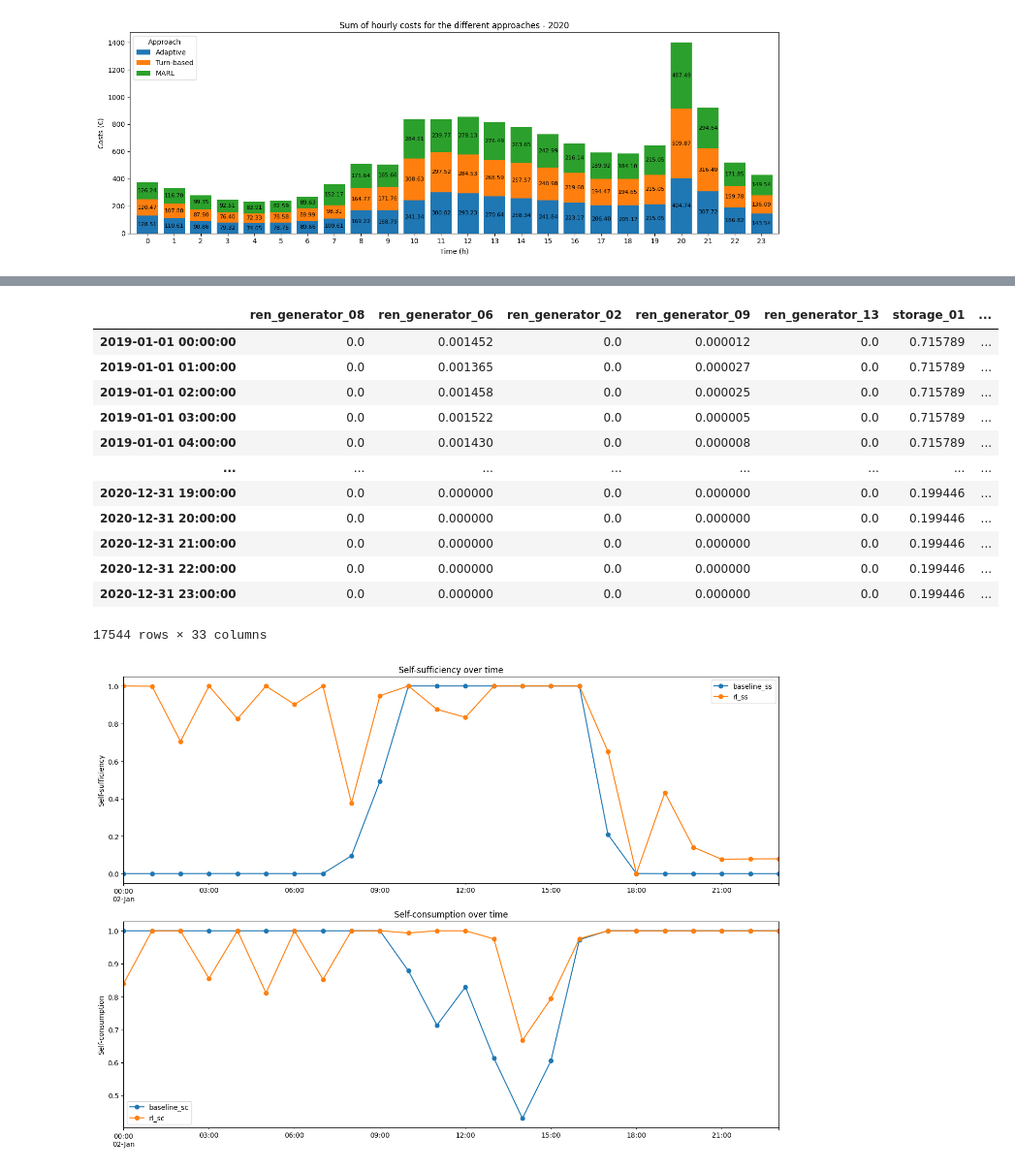
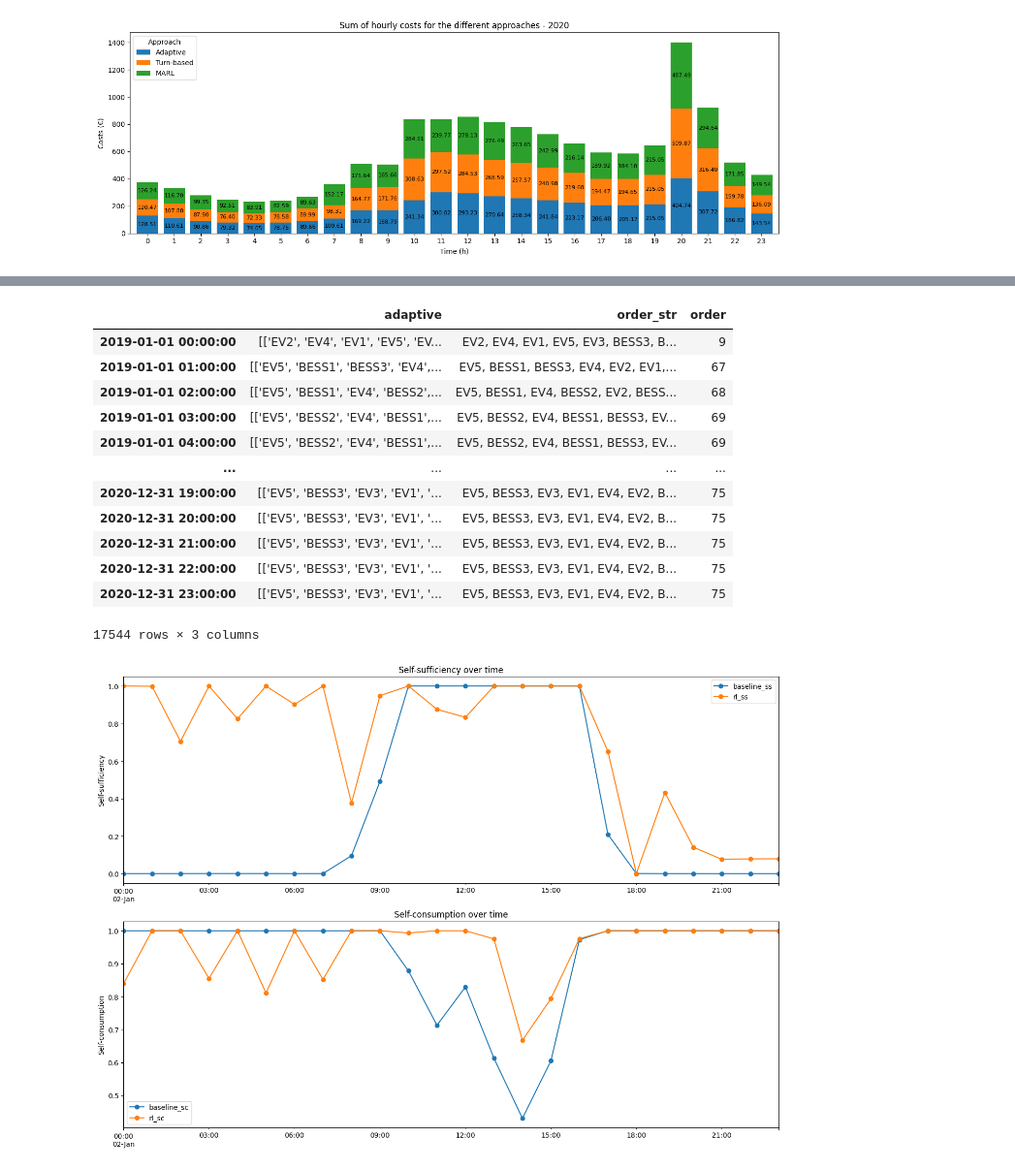
Before and after one commit to ECGomes/pyecom, a Jupyter notebook: notebooks/scenarios/priority_testing/result_visualization.ipynb, the cells around one changed output, grey strips where cells are left out. Shown at 97% size. Drawn from its saved outputs; the diff is of its cells as text; code cells hidden in the pictures.

```diff
--- a/notebooks/scenarios/priority_testing/result_visualization.ipynb
+++ b/notebooks/scenarios/priority_testing/result_visualization.ipynb
@@ -777,33 +845,31 @@ plt.show()
 # Get the order over time for the priority_paper_v1 model
 
 df_order_history = pd.DataFrame({})
-df_order_history['adaptive_nogen'] = test_data['priority_paper_v2']['order_history']
-df_order_history.index = test_data['priority_paper_v2'].index
+df_order_history['adaptive'] = test_data['adaptive']['order_history']
+df_order_history.index = test_data['adaptive'].index
 
 # Go through each hour and check the order
 # Remove the ren_generators and aggregator from the lists
 for idx in np.arange(len(df_order_history)):
     # While it's a string we'll replace the names to make it easier to read
-    df_order_history.iloc[idx]['adaptive_nogen'] = df_order_history.iloc[idx]['adaptive_nogen'].replace('ren_generator_02', 'PV1')
-    df_order_history.iloc[idx]['adaptive_nogen'] = df_order_history.iloc[idx]['adaptive_nogen'].replace('ren_generator_06', 'PV2')
-    df_order_history.iloc[idx]['adaptive_nogen'] = df_order_history.iloc[idx]['adaptive_nogen'].replace('ren_generator_08', 'PV3')
-    df_order_history.iloc[idx]['adaptive_nogen'] = df_order_history.iloc[idx]['adaptive_nogen'].replace('ren_generator_09', 'PV4')
-    df_order_history.iloc[idx]['adaptive_nogen'] = df_order_history.iloc[idx]['adaptive_nogen'].replace('ren_generator_13', 'PV5')
-    df_order_history.iloc[idx]['adaptive_nogen'] = df_order_history.iloc[idx]['adaptive_nogen'].replace('aggregator', 'Aggregator')
+    df_order_history.iloc[idx]['adaptive'] = df_order_history.iloc[idx]['adaptive'].replace('aggregator', 'Aggregator')
 
-    df_order_history.iloc[idx]['adaptive_nogen'] = df_order_history.iloc[idx]['adaptive_nogen'].replace('ev_01', 'EV1')
-    df_order_history.iloc[idx]['adaptive_nogen'] = df_order_history.iloc[idx]['adaptive_nogen'].replace('ev_02', 'EV2')
-    df_order_history.iloc[idx]['adaptive_nogen'] = df_order_history.iloc[idx]['adaptive_nogen'].replace('ev_03', 'EV3')
-    df_order_history.iloc[idx]['adaptive_nogen'] = df_order_history.iloc[idx]['adaptive_nogen'].replace('ev_04', 'EV4')
-    df_order_history.iloc[idx]['adaptive_nogen'] = df_order_history.iloc[idx]['adaptive_nogen'].replace('ev_05', 'EV5')
-    df_order_history.iloc[idx]['adaptive_nogen'] = df_order_history.iloc[idx]['adaptive_nogen'].replace('storage_01', 'BESS1')
-    df_order_history.iloc[idx]['adaptive_nogen'] = df_order_history.iloc[idx]['adaptive_nogen'].replace('storage_02', 'BESS2')
-    df_order_history.iloc[idx]['adaptive_nogen'] = df_order_history.iloc[idx]['adaptive_nogen'].replace('storage_03', 'BESS3')
+    df_order_history.iloc[idx]['adaptive'] = df_order_history.iloc[idx]['adaptive'].replace('ev_01', 'EV1')
+    df_order_history.iloc[idx]['adaptive'] = df_order_history.iloc[idx]['adaptive'].replace('ev_02', 'EV2')
+    df_order_history.iloc[idx]['adaptive'] = df_order_history.iloc[idx]['adaptive'].replace('ev_03', 'EV3')
+    df_order_history.iloc[idx]['adaptive'] = df_order_history.iloc[idx]['adaptive'].replace('ev_04', 'EV4')
+    df_order_history.iloc[idx]['adaptive'] = df_order_history.iloc[idx]['adaptive'].replace('ev_05', 'EV5')
+    df_order_history.iloc[idx]['adaptive'] = df_order_history.iloc[idx]['adaptive'].replace('storage_01', 'BESS1')
+    df_order_history.iloc[idx]['adaptive'] = df_order_history.iloc[idx]['adaptive'].replace('storage_02', 'BESS2')
+    df_order_history.iloc[idx]['adaptive'] = df_order_history.iloc[idx]['adaptive'].replace('storage_03', 'BESS3')
 
-    df_order_history.iloc[idx]['adaptive_nogen'] = df_order_history.iloc[idx]['adaptive_nogen'].split(',')[5:-1]
+    df_order_history.iloc[idx]['adaptive'] = df_order_history.iloc[idx]['adaptive'].split(',')[:-1]
 
 # Create a new column with the order as string
-df_order_history['order_str'] = df_order_history['adaptive_nogen'].apply(lambda x: ', '.join(x))
+df_order_history['order_str'] = df_order_history['adaptive'].apply(lambda x: ','.join(x))
+df_order_history['order_str'] = df_order_history['order_str'].str.replace('[', '')
+df_order_history['order_str'] = df_order_history['order_str'].str.replace(']', '')
+df_order_history['order_str'] = df_order_history['order_str'].str.replace('\'', '')
 
 # Add a column with the order encoded
 unique_orders = sorted(set(df_order_history['order_str']))
@@ -861,19 +959,19 @@ Name: order, dtype: int64
 # %%
-test_data['priority_paper_v2']
+df_order_history
 # %% [output]
-|  | ren_generator_08 | ren_generator_06 | ren_generator_02 | ren_generator_09 | ren_generator_13 | storage_01 | ... |
-| 2019-01-01 00:00:00 | 0.0 | 0.001452 | 0.0 | 0.000012 | 0.0 | 0.715789 | ... |
-| 2019-01-01 01:00:00 | 0.0 | 0.001365 | 0.0 | 0.000027 | 0.0 | 0.715789 | ... |
-| 2019-01-01 02:00:00 | 0.0 | 0.001458 | 0.0 | 0.000025 | 0.0 | 0.715789 | ... |
-| 2019-01-01 03:00:00 | 0.0 | 0.001522 | 0.0 | 0.000005 | 0.0 | 0.715789 | ... |
-| 2019-01-01 04:00:00 | 0.0 | 0.001430 | 0.0 | 0.000008 | 0.0 | 0.715789 | ... |
-| ... | ... | ... | ... | ... | ... | ... | ... |
-| 2020-12-31 19:00:00 | 0.0 | 0.000000 | 0.0 | 0.000000 | 0.0 | 0.199446 | ... |
-| 2020-12-31 20:00:00 | 0.0 | 0.000000 | 0.0 | 0.000000 | 0.0 | 0.199446 | ... |
-| 2020-12-31 21:00:00 | 0.0 | 0.000000 | 0.0 | 0.000000 | 0.0 | 0.199446 | ... |
-| 2020-12-31 22:00:00 | 0.0 | 0.000000 | 0.0 | 0.000000 | 0.0 | 0.199446 | ... |
-| 2020-12-31 23:00:00 | 0.0 | 0.000000 | 0.0 | 0.000000 | 0.0 | 0.199446 | ... |
+|  | adaptive | order_str | order |
+| 2019-01-01 00:00:00 | [['EV2', 'EV4', 'EV1', 'EV5', 'EV... | EV2, EV4, EV1, EV5, EV3, BESS3, B... | 9 |
+| 2019-01-01 01:00:00 | [['EV5', 'BESS1', 'BESS3', 'EV4',... | EV5, BESS1, BESS3, EV4, EV2, EV1,... | 67 |
+| 2019-01-01 02:00:00 | [['EV5', 'BESS1', 'EV4', 'BESS2',... | EV5, BESS1, EV4, BESS2, EV2, BESS... | 68 |
+| 2019-01-01 03:00:00 | [['EV5', 'BESS2', 'EV4', 'BESS1',... | EV5, BESS2, EV4, BESS1, BESS3, EV... | 69 |
+| 2019-01-01 04:00:00 | [['EV5', 'BESS2', 'EV4', 'BESS1',... | EV5, BESS2, EV4, BESS1, BESS3, EV... | 69 |
+| ... | ... | ... | ... |
+| 2020-12-31 19:00:00 | [['EV5', 'BESS3', 'EV3', 'EV1', '... | EV5, BESS3, EV3, EV1, EV4, EV2, B... | 75 |
+| 2020-12-31 20:00:00 | [['EV5', 'BESS3', 'EV3', 'EV1', '... | EV5, BESS3, EV3, EV1, EV4, EV2, B... | 75 |
+| 2020-12-31 21:00:00 | [['EV5', 'BESS3', 'EV3', 'EV1', '... | EV5, BESS3, EV3, EV1, EV4, EV2, B... | 75 |
+| 2020-12-31 22:00:00 | [['EV5', 'BESS3', 'EV3', 'EV1', '... | EV5, BESS3, EV3, EV1, EV4, EV2, B... | 75 |
+| 2020-12-31 23:00:00 | [['EV5', 'BESS3', 'EV3', 'EV1', '... | EV5, BESS3, EV3, EV1, EV4, EV2, B... | 75 |
-17544 rows × 33 columns
+17544 rows × 3 columns
 # %%
 # Plot the SS and SC for the different models
 
```
Also changed, not shown: parts of 39 cells of this notebook, 10 other files.
